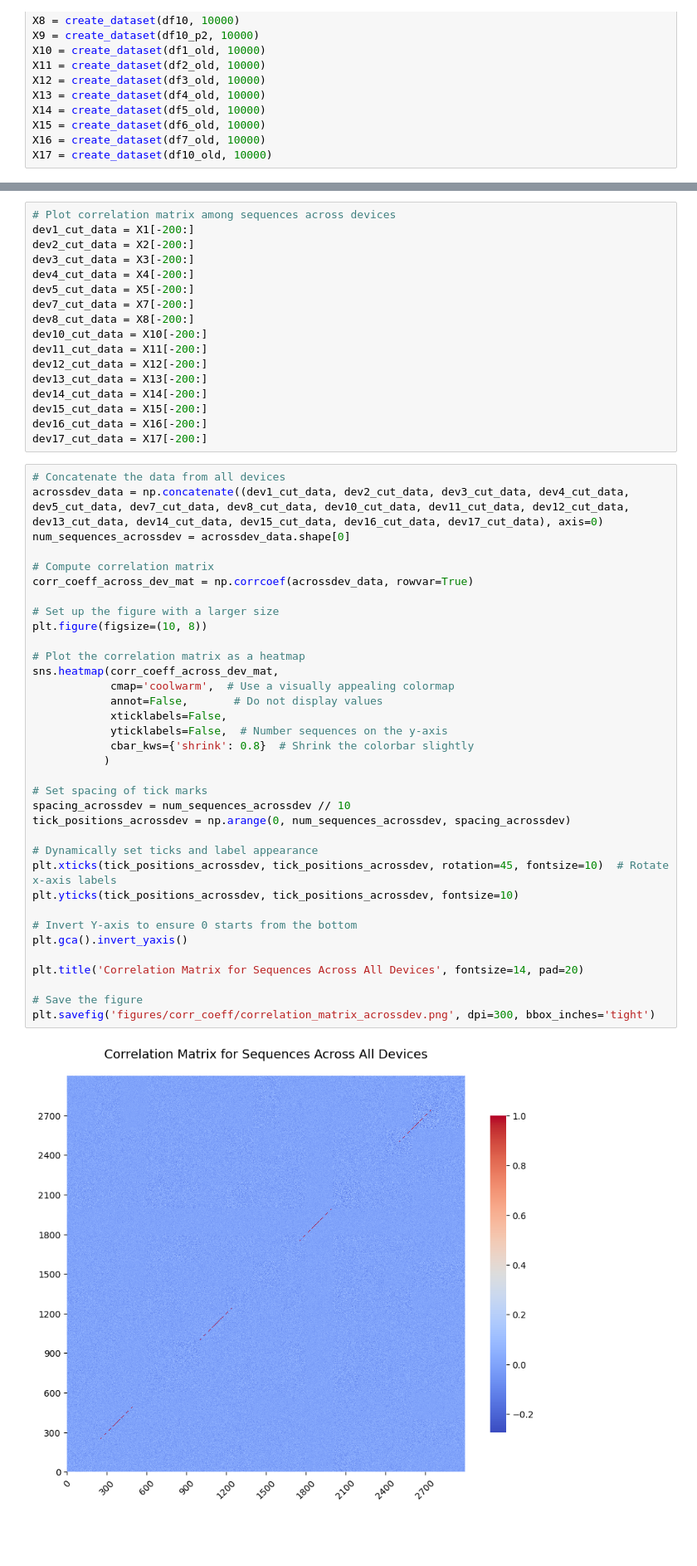
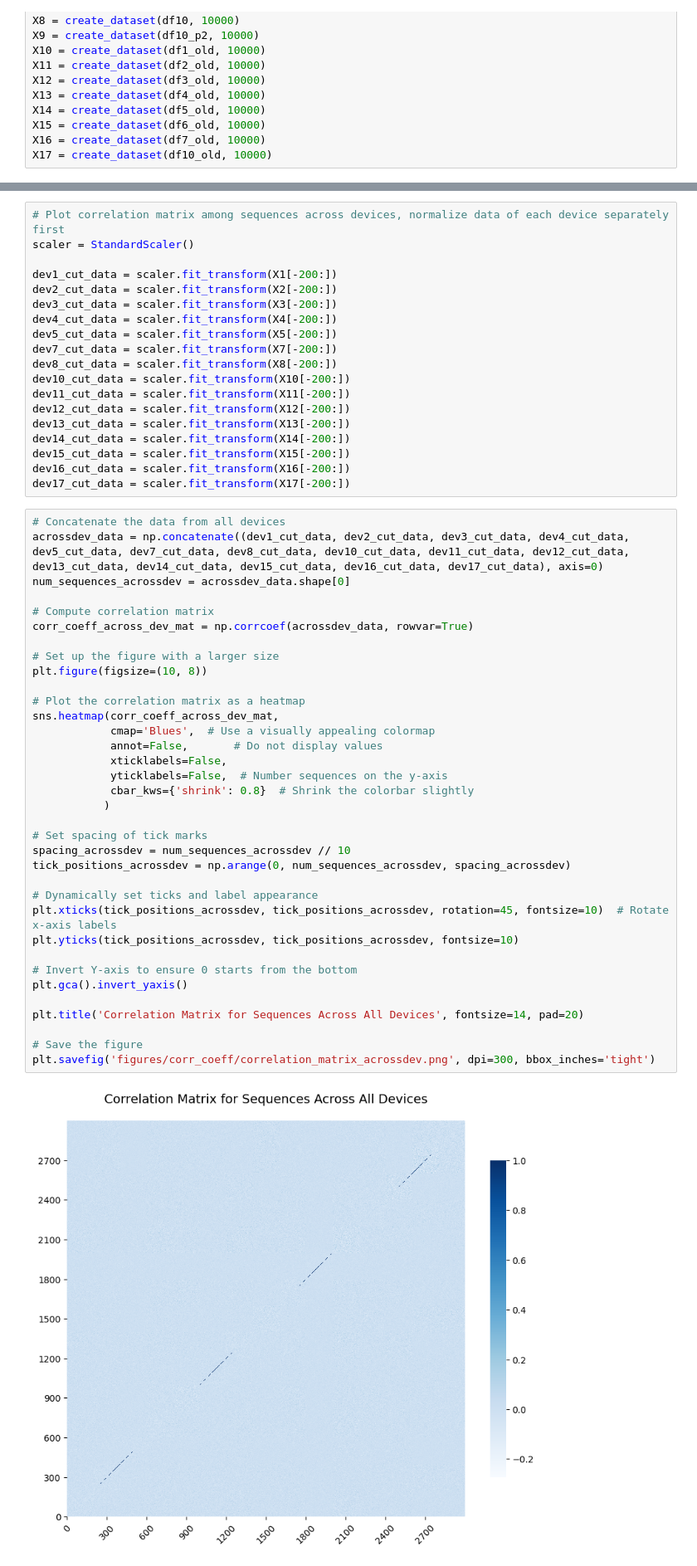
Before and after one commit to nakulnandhakumar/kaust_puf, a Jupyter notebook: sandbox.ipynb, the cells around one changed output, grey strips where cells are left out. Shown at 83% size. Cells and saved outputs as stored; diff of their text form; blank space fills up the shorter version.

```diff
--- a/sandbox.ipynb
+++ b/sandbox.ipynb
@@ -111,20 +113,22 @@ plt.savefig('figures/corr_coeff/correlation_matrix_intradev.png', dpi=300, bbox_
 # %%
-# Plot correlation matrix among sequences across devices
-dev1_cut_data = X1[-200:]
-dev2_cut_data = X2[-200:]
-dev3_cut_data = X3[-200:]
-dev4_cut_data = X4[-200:]
-dev5_cut_data = X5[-200:]
-dev7_cut_data = X7[-200:]
-dev8_cut_data = X8[-200:]
-dev10_cut_data = X10[-200:]
-dev11_cut_data = X11[-200:]
-dev12_cut_data = X12[-200:]
-dev13_cut_data = X13[-200:]
-dev14_cut_data = X14[-200:]
-dev15_cut_data = X15[-200:]
-dev16_cut_data = X16[-200:]
-dev17_cut_data = X17[-200:]
+# Plot correlation matrix among sequences across devices, normalize data of each device separately first
+scaler = StandardScaler()
+
+dev1_cut_data = scaler.fit_transform(X1[-200:])
+dev2_cut_data = scaler.fit_transform(X2[-200:])
+dev3_cut_data = scaler.fit_transform(X3[-200:])
+dev4_cut_data = scaler.fit_transform(X4[-200:])
+dev5_cut_data = scaler.fit_transform(X5[-200:])
+dev7_cut_data = scaler.fit_transform(X7[-200:])
+dev8_cut_data = scaler.fit_transform(X8[-200:])
+dev10_cut_data = scaler.fit_transform(X10[-200:])
+dev11_cut_data = scaler.fit_transform(X11[-200:])
+dev12_cut_data = scaler.fit_transform(X12[-200:])
+dev13_cut_data = scaler.fit_transform(X13[-200:])
+dev14_cut_data = scaler.fit_transform(X14[-200:])
+dev15_cut_data = scaler.fit_transform(X15[-200:])
+dev16_cut_data = scaler.fit_transform(X16[-200:])
+dev17_cut_data = scaler.fit_transform(X17[-200:])
 # %%
 # Concatenate the data from all devices
 acrossdev_data = np.concatenate((dev1_cut_data, dev2_cut_data, dev3_cut_data, dev4_cut_data, dev5_cut_data, dev7_cut_data, dev8_cut_data, dev10_cut_data, dev11_cut_data, dev12_cut_data, dev13_cut_data, dev14_cut_data, dev15_cut_data, dev16_cut_data, dev17_cut_data), axis=0)
@@ -133,32 +137,32 @@ num_sequences_acrossdev = acrossdev_data.shape[0]
 # Compute correlation matrix
 corr_coeff_across_dev_mat = np.corrcoef(acrossdev_data, rowvar=True)
 
 # Set up the figure with a larger size
 plt.figure(figsize=(10, 8))
 
 # Plot the correlation matrix as a heatmap
 sns.heatmap(corr_coeff_across_dev_mat,
-            cmap='coolwarm',  # Use a visually appealing colormap
+            cmap='Blues',  # Use a visually appealing colormap
             annot=False,       # Do not display values
             xticklabels=False,
             yticklabels=False,  # Number sequences on the y-axis
             cbar_kws={'shrink': 0.8}  # Shrink the colorbar slightly
            )
 
 # Set spacing of tick marks
 spacing_acrossdev = num_sequences_acrossdev // 10
 tick_positions_acrossdev = np.arange(0, num_sequences_acrossdev, spacing_acrossdev)
 
 # Dynamically set ticks and label appearance
 plt.xticks(tick_positions_acrossdev, tick_positions_acrossdev, rotation=45, fontsize=10)  # Rotate x-axis labels
 plt.yticks(tick_positions_acrossdev, tick_positions_acrossdev, fontsize=10)
 
 # Invert Y-axis to ensure 0 starts from the bottom
 plt.gca().invert_yaxis()
 
 plt.title('Correlation Matrix for Sequences Across All Devices', fontsize=14, pad=20)
 
 # Save the figure
 plt.savefig('figures/corr_coeff/correlation_matrix_acrossdev.png', dpi=300, bbox_inches='tight')
 # %% [output]
-[figure, old version]
+[figure, new version]
```
Also changed, not shown: parts of 3 cells of this notebook, 5 other files.
